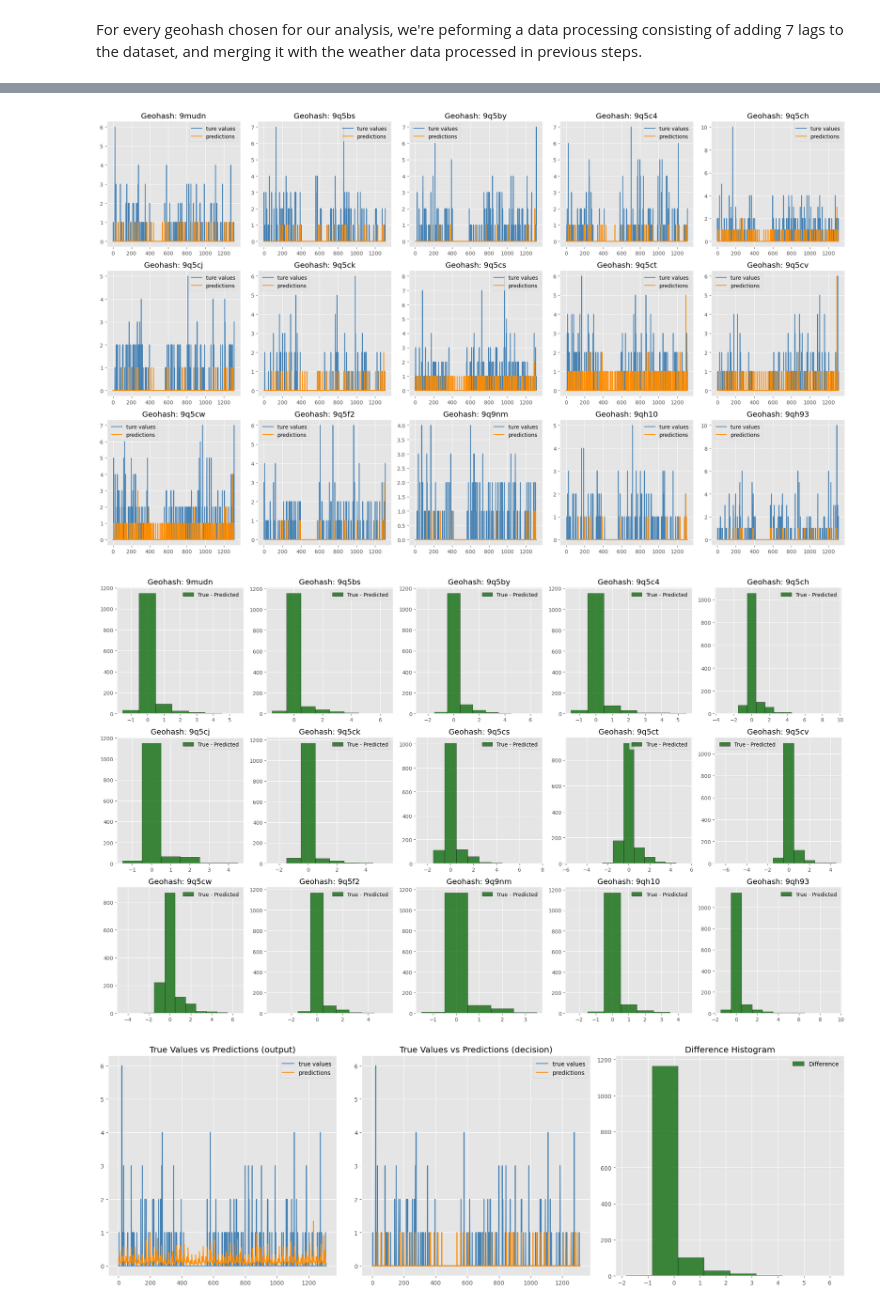
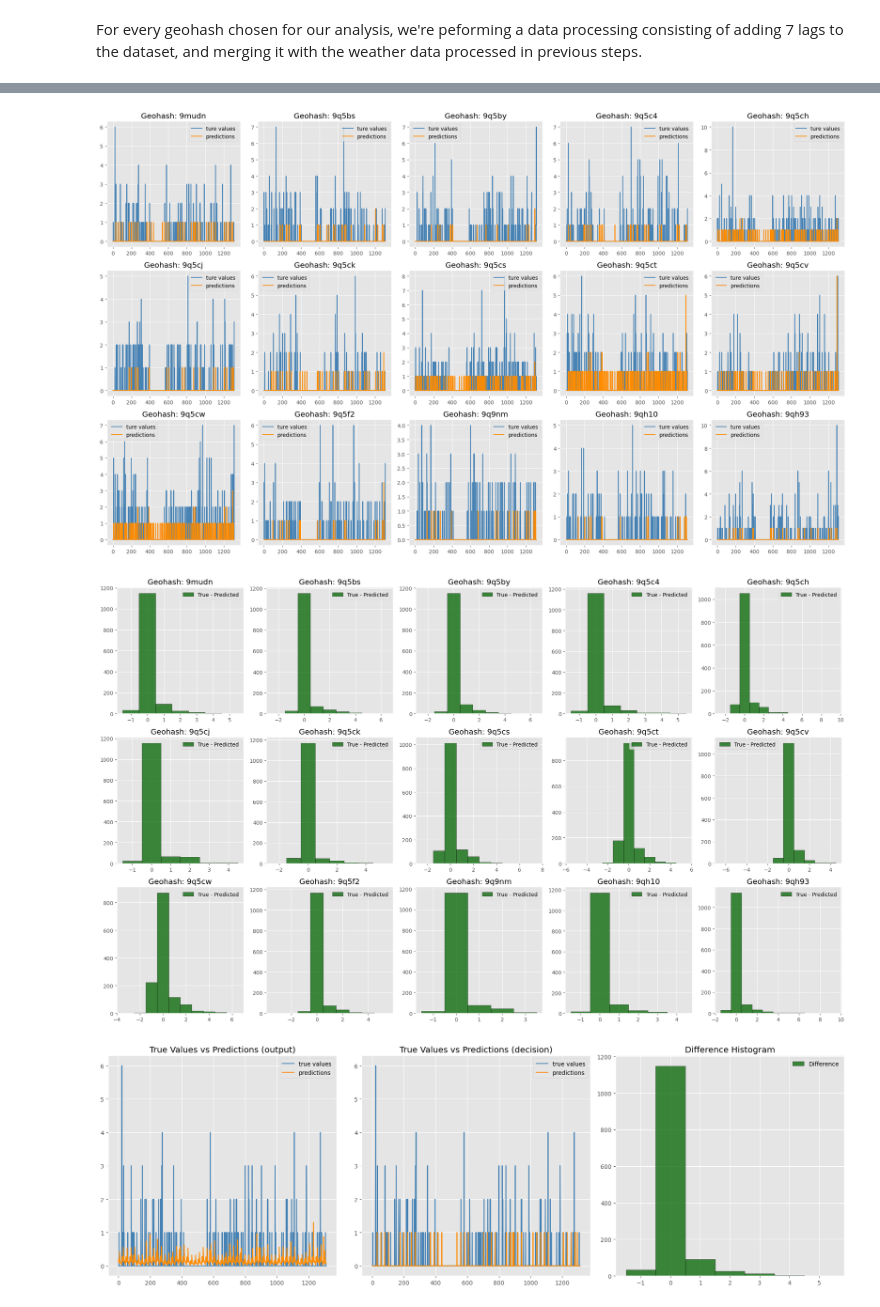
Before and after one commit to hrapek/mbml-us-accidents, a Jupyter notebook: final notebook.ipynb, the cells around one changed output, grey strips where cells are left out. Saved outputs shown, nothing was run; the diff lists cells and outputs as text; code cells hidden in the pictures.

```diff
--- a/final notebook.ipynb
+++ b/final notebook.ipynb
@@ -1194,7 +1168,7 @@ df_count.to_csv(f"final_geohashes/final_{geohash_code}.csv", index=False)
 
 We start by loading dataset for California for year 2022.
 # %%
-df = pd.read_csv("CA_geohash.csv")
+df = pd.read_csv("data/CA_geohash.csv")
 df.head()
 # %% [output]
 |  | ID | Source | Severity | Start_Time | End_Time | Start_Lat | Start_Lng | End_Lat | End_Lng | ... |
@@ -1259,6 +1233,8 @@ merged_df = pd.concat([merged_df, hour_dummies, day_dummies], axis=1)
 print(merged_df)
 # %% [markdown]
 For every geohash chosen for our analysis, we're peforming a data processing consisting of adding 7 lags to the dataset, and merging it with the weather data processed in previous steps.
+# %%
+merged_df = pd.read_csv('data/merged_df.csv', index_col=[0])
 # %%
 hash_list = ['9mudn', '9q5bs', '9q5by', '9q5c4', '9q5ch',
              '9q5cj', '9q5ck', '9q5cs', '9q5ct', '9q5cv',
@@ -1430,5 +1442,5 @@ for hash in hash_df_dict.keys():
 
     # Save to dict
     results[hash]['samples'] = samples
-    results[hash]['preds'] = samples
+    results[hash]['preds'] = preds
     results[hash]['errors'] = [corr, mae, rae, rmse, r2]
@@ -1503,11 +1533,8 @@ plt.tight_layout()
 # Show the plot
 plt.show()
 # %% [output]
-[figure, old version]
+[figure, new version]
 # %%
-import numpy as np
-import matplotlib.pyplot as plt
-
 # Number of rows and columns for the subplot grid
 rows = 3
 cols = 5
@@ -1544,13 +1571,8 @@ plt.tight_layout()
 # Show the plot
 plt.show()
 # %% [output]
-[figure, old version]
+[figure, new version]
 # %%
-import numpy as np
-import matplotlib.pyplot as plt
-
-# Assuming y_test_dict and results are already defined
-
 # Create a figure and a set of subplots
 fig, axs = plt.subplots(1, 3, figsize=(18, 6))
 
@@ -1558,35 +1580,35 @@ fig, axs = plt.subplots(1, 3, figsize=(18, 6))
 hash = '9mudn'
 y_test_hash = y_test_dict[hash]
 preds = results[hash]['preds']
 preds_round = np.round(results[hash]['preds'], decimals=0)
 
 # Plot y_test and preds (First Plot)
 axs[0].plot(y_test_hash, label='true values', color='steelblue')
 axs[0].plot(preds, label='predictions', color='darkorange')
 axs[0].set_title('True Values vs Predictions (output)')
 axs[0].legend()
 
 # Plot y_test and preds (Second Plot)
 axs[1].plot(y_test_hash, label='true values', color='steelblue')
 axs[1].plot(preds_round, label='predictions', color='darkorange')
 axs[1].set_title('True Values vs Predictions (decision)')
 axs[1].legend()
 
 # Calculate the difference
-differences = y_test_hash - preds
+differences = y_test_hash - preds_round
 
 # Plot the histogram (Third Plot)
 axs[2].hist(differences, bins=np.arange(np.min(differences), np.max(differences) + 1) - 0.5, alpha=0.75, color='darkgreen', edgecolor='black')
 axs[2].set_title('Difference Histogram')
 axs[2].legend(['Difference'])
 
 # Adjust layout to prevent overlap
 plt.tight_layout()
 
 # Show the plot
 plt.show()
 # %% [output]
-[figure, old version]
+[figure, new version]
 # %%
 # Create a figure
 plt.figure(figsize=(20, 12))
```
Also changed, not shown: parts of 11 cells of this notebook.
